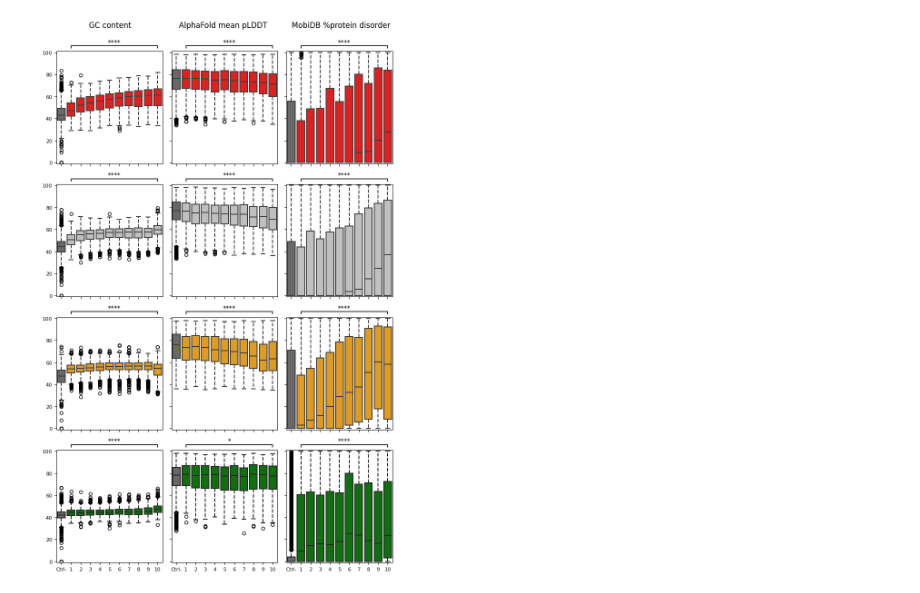
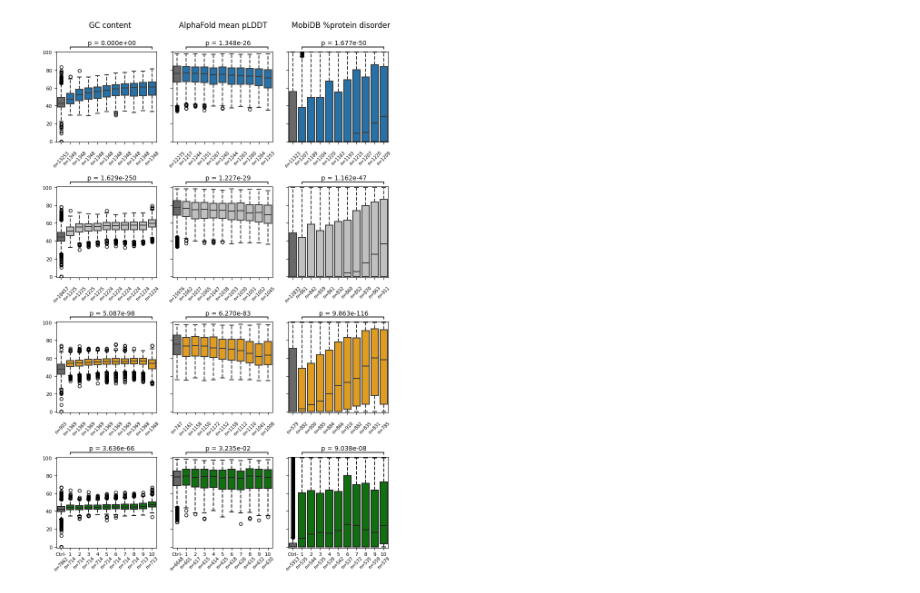
Before and after one commit to benoitballester/ExonEnhancer, a Jupyter notebook: Conservation_and_structure/Figures/supp_GC_pLDDT_disorder_by_decile_4_species.ipynb, the cells around one changed output. Saved outputs shown, nothing was run; the diff lists cells and outputs as text; code cells hidden in the pictures.

```diff
--- a/Conservation_and_structure/Figures/supp_GC_pLDDT_disorder_by_decile_4_species.ipynb
+++ b/Conservation_and_structure/Figures/supp_GC_pLDDT_disorder_by_decile_4_species.ipynb
@@ -126,6 +124,7 @@ df_control = pd.DataFrame({"GC%": pad_list(neg_gc_tair, max_len),"Mean_alphafold
 df_control['GroupByTF'] = "Ctrl-"
 df4_2 = pd.concat([df4, df_control])
 # %%
+# Define the columns and DataFrames
 # Define the columns and DataFrames
 columns_of_interest = ['GC%', 'Mean_alphafold_pLDDT', 'MobiDB_disorder%']
 dfs = [df1_2, df2_2, df3_2, df4_2]
@@ -134,22 +133,25 @@ colors = ['#1175BC', 'silver', 'orange', 'green']
 # Create the figure
 fig, axes = plt.subplots(4, 3, figsize=(8, 12), sharey=True, sharex=True)
 
-# Loop over each feature (column) and each dataset (row)
+order = ['Ctrl-'] + list(range(1, 11))  # <--- ADD THIS ONCE
+
+plist_gc = [0,1.6292611181141932e-250,5.086824604907018e-98,3.6361312794011113e-66]
+plist_alpha = [1.3484071019928463e-26,1.2270106573497417e-29,6.269526039649894e-83,0.03234742804249917]
+plist_mobi = [1.6772297971016067e-50,1.1622236271961096e-47,9.863465542693305e-116,9.038068139446888e-08]
+
 for col_idx, column in enumerate(columns_of_interest):
     for row_idx, (df, color) in enumerate(zip(dfs, colors)):
-        # Prepare data
+
         data_tmp = df[['GroupByTF', column]].dropna()
-        #data_tmp["GroupByTF"] = pd.to_numeric(data_tmp["GroupByTF"])
         data_tmp[column] = pd.to_numeric(data_tmp[column])
 
         ax = axes[row_idx, col_idx]
 
-        # Create boxplot
         sns.boxplot(
             data=data_tmp,
             x='GroupByTF',
             y=column,
-            palette=['dimgrey'] + [color]*10,  # first box gray, others red
+            palette=['dimgrey'] + [color]*10,
             ax=ax,
             showfliers=True,
             linewidth=1.5,
@@ -160,10 +162,25 @@ for col_idx, column in enumerate(columns_of_interest):
                 'markeredgecolor': 'black',
                 'markersize': 5
             },
-            order=['Ctrl-'] + list(range(1, 11))
+            order=order
         )
 
-        # Set plot formatting
+        # ---- ADD: n per box annotation ----
+        n_per_group = (
+            data_tmp.groupby('GroupByTF')[column]
+            .size()
+            .reindex(order, fill_value=0)
+        )
+        y_text = -10  # adjust if needed
+        for i, grp in enumerate(order):
+            ax.text(
+                i, y_text, f"n={int(n_per_group.loc[grp])}",
+                ha="center", va="top",
+                fontsize=7, rotation=45,
+                clip_on=False
+            )
+        # -----------------------------------
+
         if row_idx == 0:
             ax.set_title(None)
         ax.set_xlabel(None)
@@ -172,25 +189,64 @@ for col_idx, column in enumerate(columns_of_interest):
         ax.tick_params(axis='y', labelsize=8)
         ax.set_ylim(-1, 101)
 
+
+
         if column=="GC%":
-            add_stat_annotation(ax,data=data_tmp,x='GroupByTF',y=column,box_pairs=[(1, 10)],order=['Ctrl-'] + list(range(1, 11)),pvalues=[0],test=None,perform_stat_test=False,text_format='star',loc='outside')
-        else:
-            # Add Kruskal-Wallis test for the defined pairs
             add_stat_annotation(
-                ax, data=data_tmp, x='GroupByTF', y=column,
+                ax,
+                data=data_tmp,
+                x='GroupByTF',
+                y=column,
                 box_pairs=[(1, 10)],
                 order=['Ctrl-'] + list(range(1, 11)),
-                test='Kruskal',  # Kruskal-Wallis test
-                text_format='star',
-                loc='outside',
-            )#verbose=0)
+                test=None,
+                perform_stat_test=False,
+                text_format='full',
+                pvalues=[plist_gc[0]],
+                loc='outside')
+
+            plist_gc.pop(0)
+
+        elif column=="Mean_alphafold_pLDDT":
+            add_stat_annotation(
+                ax,
+                data=data_tmp,
+                x='GroupByTF',
+                y=column,
+                box_pairs=[(1, 10)],
+                order=['Ctrl-'] + list(range(1, 11)),
+                test=None,
+                perform_stat_test=False,
+                text_format='full',
+                pvalues=[plist_alpha[0]],
+                loc='outside')
+
+            plist_alpha.pop(0)
+
+        elif column=="MobiDB_disorder%":
+            add_stat_annotation(
+                    ax,
+                    data=data_tmp,
+                    x='GroupByTF',
+                    y=column,
+                    box_pairs=[(1, 10)],
+                    order=['Ctrl-'] + list(range(1, 11)),
+                    test=None,
+                    perform_stat_test=False,
+                    text_format='full',
+                    pvalues=[plist_mobi[0]],
+                    loc='outside')
+
+            plist_mobi.pop(0)
+
+
 
 fig.text(0.205, 1.01, "GC content", ha='center', fontsize=12)
 fig.text(0.515, 1.01, "AlphaFold mean pLDDT", ha='center', fontsize=12)
 fig.text(0.84, 1.01, "MobiDB %protein disorder", ha='center', fontsize=12)
 
 plt.tight_layout()
-plt.savefig("/home/mouren/Images/tls1/supplementary_figures/supp_fig7/GC_pLDTT_disorder_by_decile_all_species.pdf", format="pdf", bbox_inches="tight", dpi=450)
-plt.savefig("/home/mouren/Images/tls1/supplementary_figures/supp_fig7/GC_pLDTT_disorder_by_decile_all_species.png", format="png", bbox_inches="tight", dpi=450)
+plt.savefig("/home/mouren/Images/supplementary_figures/supp_fig7/GC_pLDTT_disorder_by_decile_all_species.pdf", format="pdf", bbox_inches="tight", dpi=450)
+plt.savefig("/home/mouren/Images/supplementary_figures/supp_fig7/GC_pLDTT_disorder_by_decile_all_species.png", format="png", bbox_inches="tight", dpi=450)
 plt.show()
 # %% [output]
@@ -214,4 +265,4 @@ ns: 5.00e-02 < p <= 1.00e+00
-[figure, old version]
+[figure, new version]
 # %%
 ### Kruskal wallis test for all groups
 #GC
```
Also changed, not shown: parts of 5 cells of this notebook, 25 other files.
